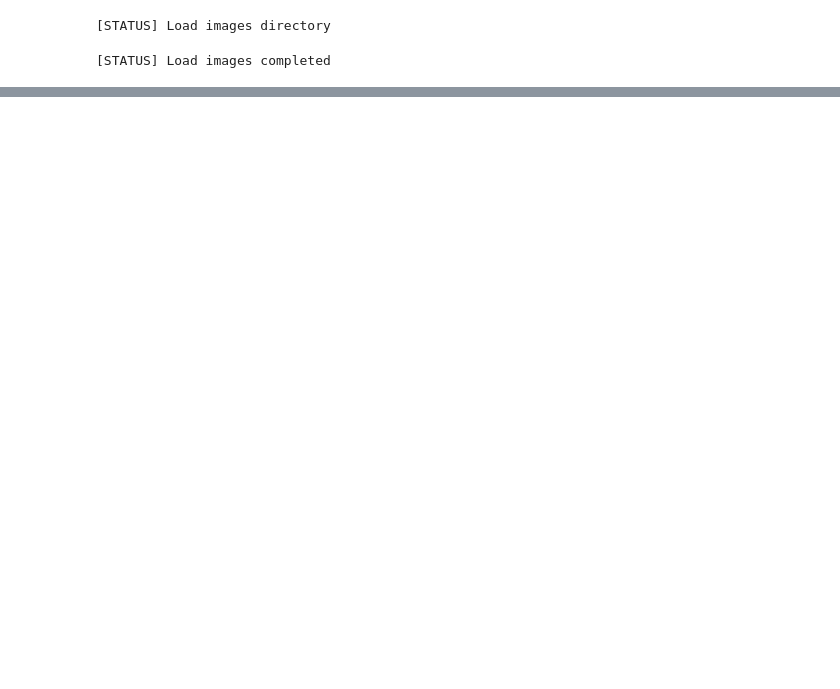
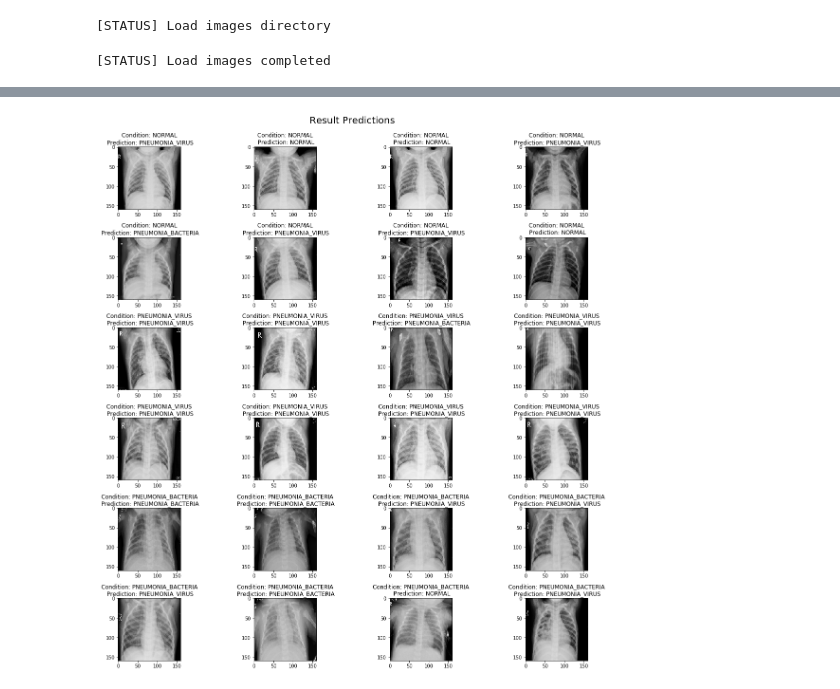
Before and after one commit to maftuhm/Pneumonia-Classification-Using-CNN, a Jupyter notebook: pneumonia-classification-three-class.ipynb, the cells around one changed output, grey strips where cells are left out. Cells and saved outputs as stored; diff of their text form; code cells hidden in the pictures; blank space fills up the shorter version.

```diff
--- a/pneumonia-classification-three-class.ipynb
+++ b/pneumonia-classification-three-class.ipynb
@@ -227,0 +276,16 @@ Function call stack:
+# %%
+predictions = model.predict_classes(data.val.x).flatten()
+# %%
+fig, ax = plt.subplots(6, 4, figsize=(16,16))
+k = 0
+for j in range(len(ax)):
+    for i in range(len(ax[j])):
+        ax[j][i].imshow(data.val.x[k].reshape(width, height), cmap='gray')
+        ax[j][i].set_title('Condition: %s\n Prediction: %s' % (classes[np.argmax(data.val.y[k])], classes[predictions[k]]))
+        k +=1
+
+fig.suptitle('Result Predictions', position=(.5, 1.02), fontsize=20)
+fig.tight_layout()
+fig.show()
+# %% [output]
+[figure, added]
```
Also changed, not shown: parts of 13 cells of this notebook, 1 other file.
